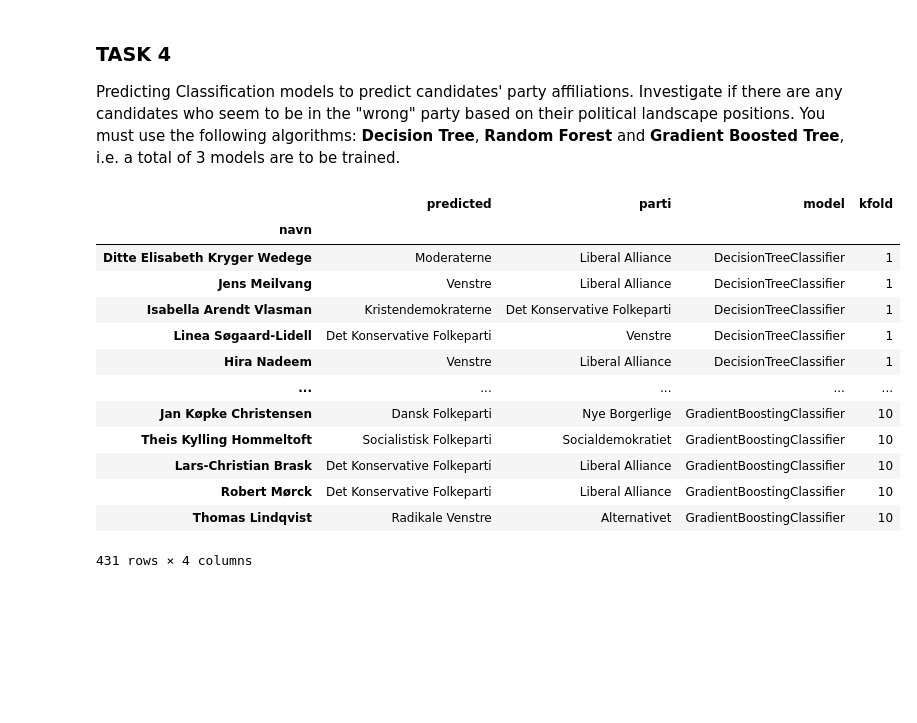
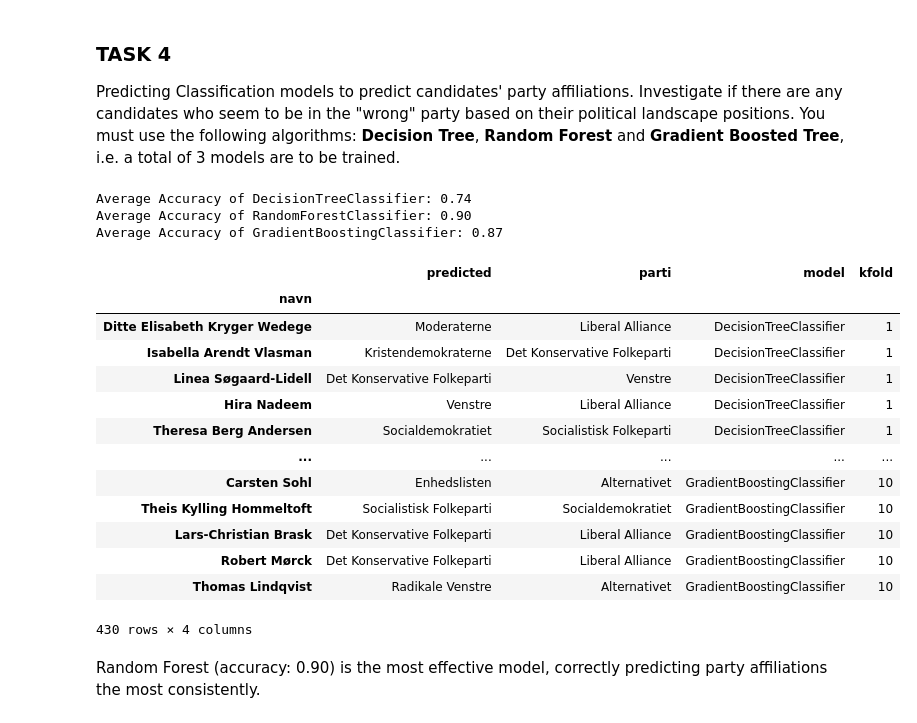
Before and after one commit to THEWhiteArrow/VIA-semester-6, a Jupyter notebook: MAL1/assignment3/2. Candidate Test 2022 I.ipynb, the cells around one changed output. Drawn from its saved outputs; the diff is of its cells as text; code cells hidden in the pictures; blank space fills up the shorter version.

```diff
--- a/MAL1/assignment3/2. Candidate Test 2022 I.ipynb
+++ b/MAL1/assignment3/2. Candidate Test 2022 I.ipynb
@@ -192,6 +192,7 @@ from sklearn.discriminant_analysis import StandardScaler
 from sklearn.ensemble import GradientBoostingClassifier, RandomForestClassifier
 from sklearn.model_selection import KFold
 from sklearn.tree import DecisionTreeClassifier
+from sklearn.metrics import accuracy_score, classification_report
 
 
 
@@ -200,6 +201,8 @@ models = [
     RandomForestClassifier(),
     GradientBoostingClassifier()
 ]
+
+accuracy_scores = {}
 
 data4 = alldata.set_index('navn')
 
@@ -215,45 +218,58 @@ results = pd.DataFrame()
 
 for model in models:
     kfold = KFold(n_splits=10, shuffle=True, random_state=42)
+    acc_list = []
 
     cnt = 0
     for train_index, test_index in kfold.split(X):
         cnt += 1
         # Cloning the model so that it doesnt get affected by the previous iteration
         model = clone(model)
         X_train, X_test = X.iloc[train_index], X.iloc[test_index]
         y_train, y_test = y.iloc[train_index], y.iloc[test_index]
 
         X_train = pd.DataFrame(standard_scaler.fit_transform(X_train), index=X_train.index, columns=X_train.columns)
         X_test = pd.DataFrame(standard_scaler.transform(X_test), index=X_test.index, columns=X_test.columns)
 
         model.fit(X_train, y_train)
+        y_pred = model.predict(X_test)
 
+        acc_list.append(accuracy_score(y_test, y_pred))
         pred_sr = pd.Series( labels.inverse_transform(model.predict(X_test)), index=X_test.index, name='predicted')
+
 
         combined_df = pred_sr.to_frame().join(y_original)
         combined_df['model'] = model.__class__.__name__
         combined_df['kfold'] = cnt
 
         results = pd.concat([results, combined_df.loc[combined_df['predicted'] != combined_df['parti']]], axis=0)
 
+    accuracy_scores[model.__class__.__name__] = sum(acc_list) / len(acc_list)
+
+for model_name, acc in accuracy_scores.items():
+    print(f"Average Accuracy of {model_name}: {acc:.2f}")
 
 display(results)
 # %% [output]
+Average Accuracy of DecisionTreeClassifier: 0.74
+Average Accuracy of RandomForestClassifier: 0.90
+Average Accuracy of GradientBoostingClassifier: 0.87
 |  | predicted | parti | model | kfold |
 | navn |  |  |  |  |
 | Ditte Elisabeth Kryger Wedege | Moderaterne | Liberal Alliance | DecisionTreeClassifier | 1 |
-| Jens Meilvang | Venstre | Liberal Alliance | DecisionTreeClassifier | 1 |
 | Isabella Arendt Vlasman | Kristendemokraterne | Det Konservative Folkeparti | DecisionTreeClassifier | 1 |
 | Linea Søgaard-Lidell | Det Konservative Folkeparti | Venstre | DecisionTreeClassifier | 1 |
 | Hira Nadeem | Venstre | Liberal Alliance | DecisionTreeClassifier | 1 |
+| Theresa Berg Andersen | Socialdemokratiet | Socialistisk Folkeparti | DecisionTreeClassifier | 1 |
 | ... | ... | ... | ... | ... |
-| Jan Køpke Christensen | Dansk Folkeparti | Nye Borgerlige | GradientBoostingClassifier | 10 |
+| Carsten Sohl | Enhedslisten | Alternativet | GradientBoostingClassifier | 10 |
 | Theis Kylling Hommeltoft | Socialistisk Folkeparti | Socialdemokratiet | GradientBoostingClassifier | 10 |
 | Lars-Christian Brask | Det Konservative Folkeparti | Liberal Alliance | GradientBoostingClassifier | 10 |
 | Robert Mørck | Det Konservative Folkeparti | Liberal Alliance | GradientBoostingClassifier | 10 |
 | Thomas Lindqvist | Radikale Venstre | Alternativet | GradientBoostingClassifier | 10 |
-431 rows × 4 columns
+430 rows × 4 columns
+# %% [markdown]
+Random Forest (accuracy: 0.90) is the most effective model, correctly predicting party affiliations the most consistently.
 # %%
 results.loc[ results.groupby(['navn'])['model'].count() >= 3]
 # %% [output]
```
Also changed, not shown: parts of 4 cells of this notebook, 9 other files.
